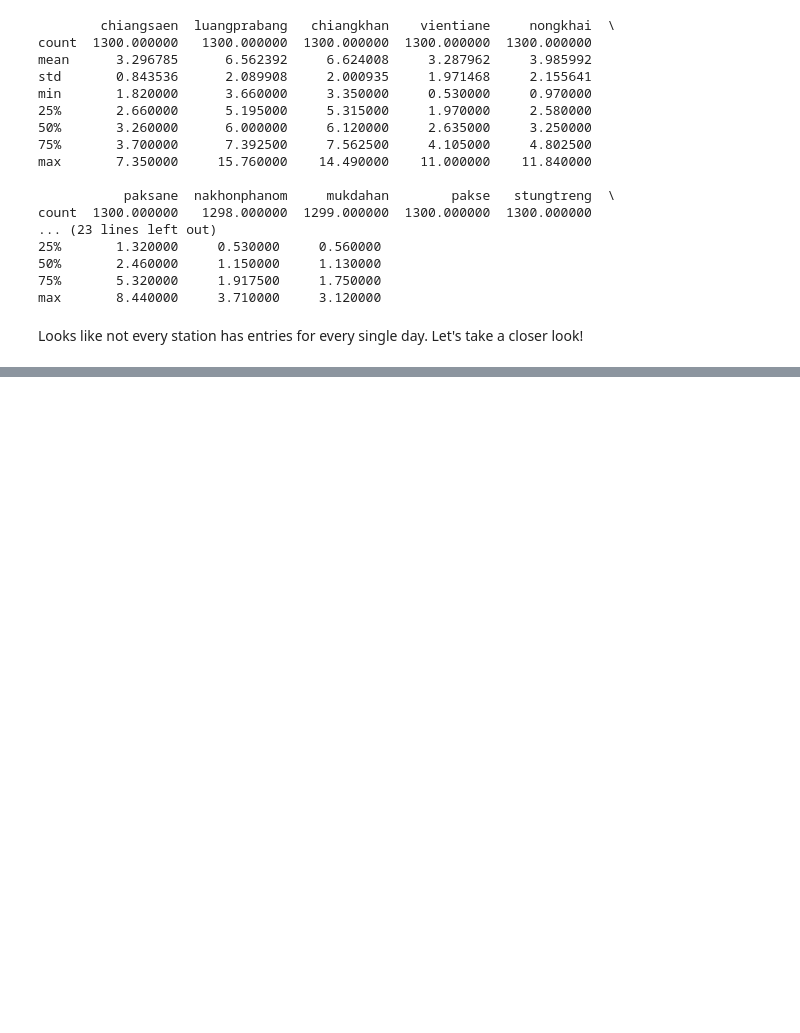
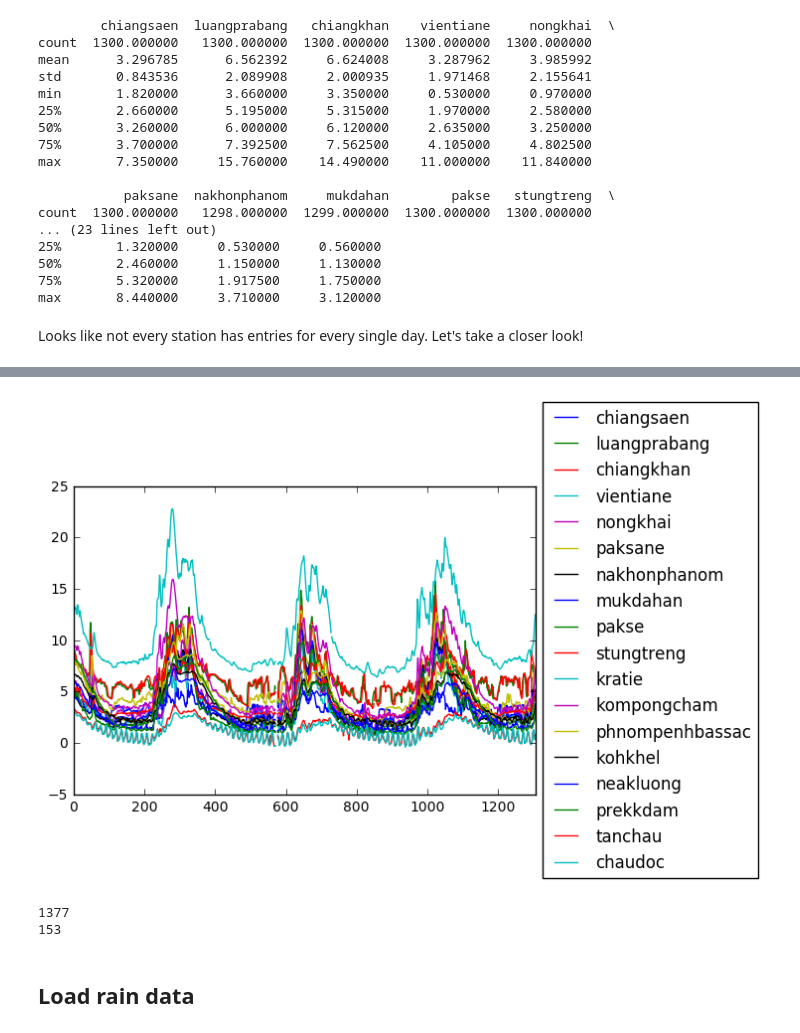
Before and after one commit to nickyeolk/thesisScripts, a Jupyter notebook: Machine_Learning_River_Levels.ipynb, the cells around one changed output, grey strips where cells are left out. Cells and saved outputs as stored; diff of their text form; code cells hidden in the pictures; blank space fills up the shorter version.

```diff
--- a/Machine_Learning_River_Levels.ipynb
+++ b/Machine_Learning_River_Levels.ipynb
@@ -57,7 +64,9 @@ max       8.440000     3.710000     3.120000
 # %% [markdown]
 Looks like not every station has entries for every single day. Let's take a closer look!
 # %%
-ent,sta=np.where(pd.isnull(df_heights))
-for ii in ent:
-    print(df_heights.iloc[ii,-1])
+# ent,sta=np.where(pd.isnull(df_heights))
+# for ii in ent:
+#     print(df_heights.iloc[ii,-1])
+df_heights.plot(legend=False)
+plt.legend(bbox_to_anchor=(1.5, 1.3))
 # %% [output]
@@ -80,0 +74,27 @@ for ii in ent:
+[figure, added]
+# %%
+#extract river heights for JJASO only
+def extractSeason(site):
+    year=np.arange(2009,2017).astype(str)
+    heights=np.loadtxt(dirr+site+'_JJASO_2008.txt',skiprows=0)
+    for yr in year:
+        heights=np.append(heights,np.loadtxt(dirr+site+'_JJASO_'+yr+'.txt',skiprows=0))
+    return heights
+season_df=pd.DataFrame()
+for i in sites:
+    season_df[i[0]]=extractSeason(i[0])
+print(len(season_df))
+
+datelist = pd.date_range(start='06/01/2008',end='10/31/2008',freq='D')
+print(len(datelist))
+year=np.arange(2009,2017).astype(str)
+for yr in year:
+    datelist = np.append(datelist,pd.date_range(start='06/01/'+yr,end='10/31/'+yr,freq='D'))
+
+season_df['date'] = datelist
+season_df.set_index('date',inplace=True)
+# %% [output]
+1377
+153
+# %% [markdown]
+## Load rain data
```
Also changed, not shown: parts of 21 cells of this notebook.
